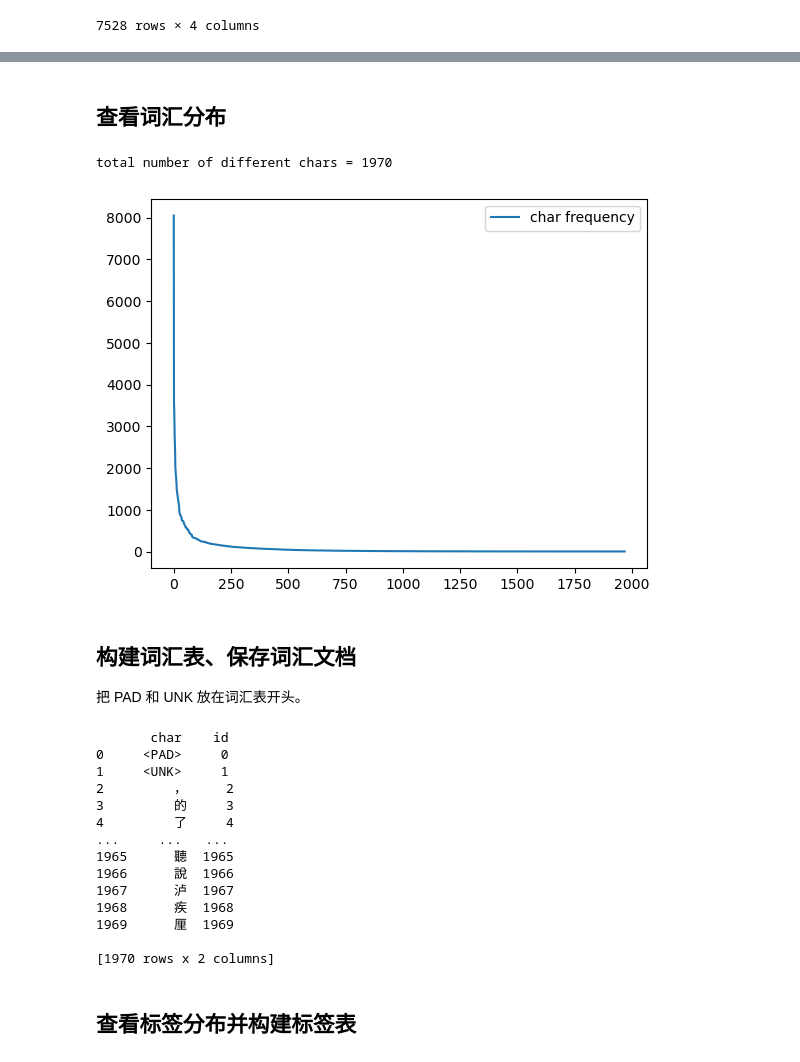
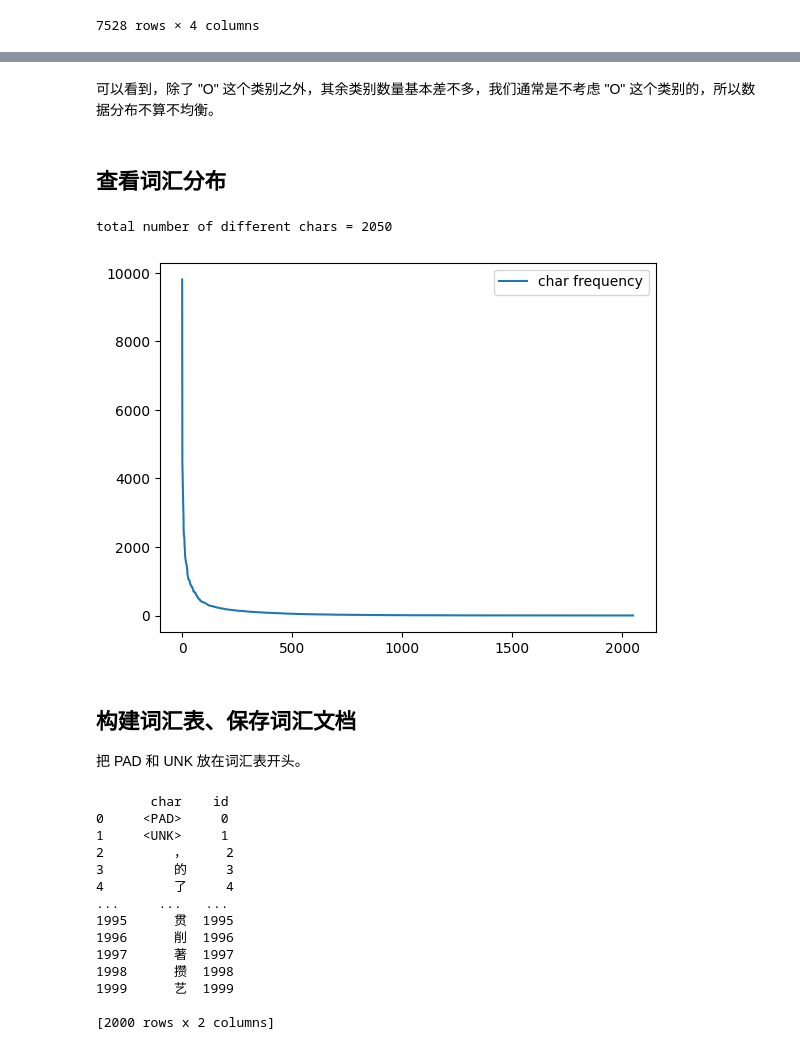
Before and after one commit to ChanLee9/NER, a Jupyter notebook: pre_process.ipynb, the cells around one changed output, grey strips where cells are left out. Saved outputs shown, nothing was run; the diff lists cells and outputs as text; code cells hidden in the pictures.

```diff
--- a/pre_process.ipynb
+++ b/pre_process.ipynb
@@ -22,7 +22,7 @@ class列：
 # %% [markdown]
 ## 导入相关模块
 # %%
-TRAIN_PATH = '/project1/liqingshan/NLP/NER/Data/train_data_public.csv'
+TRAIN_PATH = 'data/train_data_public.csv'
 
 import pandas as pd
 import matplotlib.pyplot as plt
@@ -92,33 +182,35 @@ longest text length: 161
+# %% [markdown]
+可以看到，除了 "O" 这个类别之外，其余类别数量基本差不多，我们通常是不考虑 "O" 这个类别的，所以数据分布不算不均衡。
 # %% [markdown]
 ## 查看词汇分布
 # %%
 def get_char_freq(data):
     chars = {}
     for i in range(len(data)):
-        cur_text = list(data['text'][i])
+        cur_text = list(data.iloc[i, 1])
         for char in cur_text:
             chars[char] = chars.get(char, 0) + 1
     return dict(sorted(chars.items(), key=lambda x:x[1], reverse=True))
-char_freq = get_char_freq(train_data)
+char_freq = get_char_freq(new_data)
 print(f'total number of different chars = {len(char_freq)}')
 plot_distribution(char_freq, 'char frequency')
 # %% [output]
-total number of different chars = 1970
+total number of different chars = 2050
-[figure, old version]
+[figure, new version]
 # %% [markdown]
 ## 构建词汇表、保存词汇文档
 把 PAD 和 UNK 放在词汇表开头。
 # %%
-VOCAB_TXT = '/project1/liqingshan/NLP/NER/Data/vocab.txt'
+VOCAB_TXT = 'data/vocab.txt'
 PAD = '<PAD>'
 UNK = '<UNK>'
 
-VOCAB_SIZE = 1970
+VOCAB_SIZE = 2000
 def save_vocab(char_freq):
     vocab = [PAD, UNK]
     for char in char_freq.keys():
         vocab.append(char)
-    vocab_list = vocab[:VOCAB_SIZE]     # 取前1970个词
+    vocab_list = vocab[:VOCAB_SIZE]     # 取前2000个词
     vocab_dict = {v:k for k, v in enumerate(vocab_list)}
     vocab_df = pd.DataFrame(list(vocab_dict.items()), columns=['char', 'id'])
     print(vocab_df)
@@ -134,12 +226,10 @@ vocab_dict = save_vocab(char_freq)
 3         的     3
 4         了     4
 ...     ...   ...
-1965      聽  1965
-1966      說  1966
-1967      泸  1967
-1968      疾  1968
-1969      厘  1969
+1995      贯  1995
+1996      削  1996
+1997      著  1997
+1998      攒  1998
+1999      艺  1999
 
-[1970 rows x 2 columns]
+[2000 rows x 2 columns]
-# %% [markdown]
-## 查看标签分布并构建标签表
```
Also changed, not shown: parts of 22 cells of this notebook, 8 other files.
